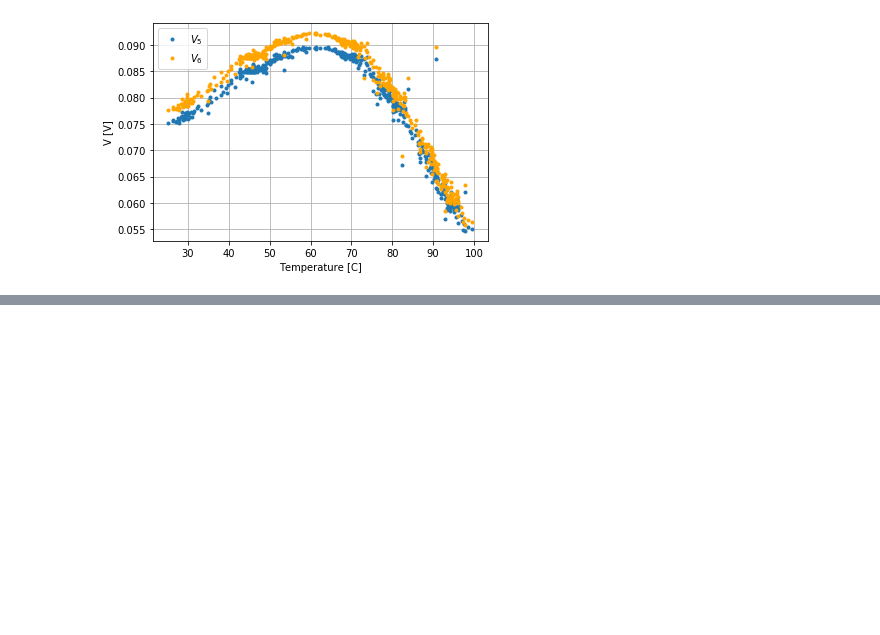
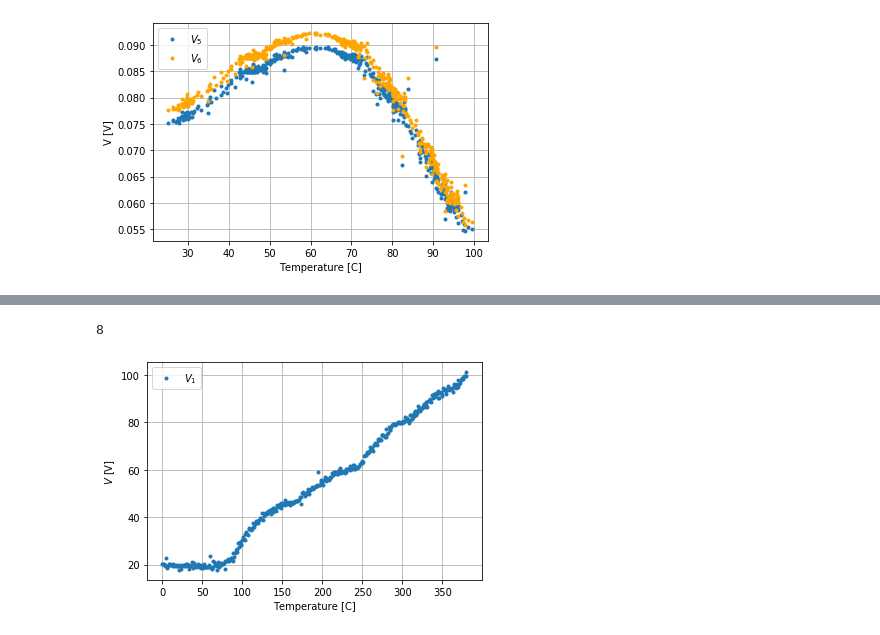
Before and after one commit to eklem1/ModernLab, a Jupyter notebook: TemperaturevsMv.ipynb, the cells around one changed output, grey strips where cells are left out. Drawn from its saved outputs; the diff is of its cells as text; code cells hidden in the pictures; blank space fills up the shorter version.

```diff
--- a/TemperaturevsMv.ipynb
+++ b/TemperaturevsMv.ipynb
@@ -200,0 +206,18 @@ plt.show()
+# %%
+peak = np.where(tempdataMandT == np.amax(tempdataMandT))[0][0]
+tempdataMandT = tempdataMandT[0:peak]
+dataMandT = dataMandT[:, 0:peak]
+
+print(len(dataMandT))
+
+plt.plot(tempdataMandT, ls=" ", marker=".", label="$V_1$")
+
+plt.grid()
+plt.ylabel("$V$ [V]")
+plt.xlabel("Temperature [C]")
+plt.legend()
+
+plt.show()
+# %% [output]
+8
+[figure, added]
```
Also changed, not shown: parts of 5 cells of this notebook, 1 other file.
